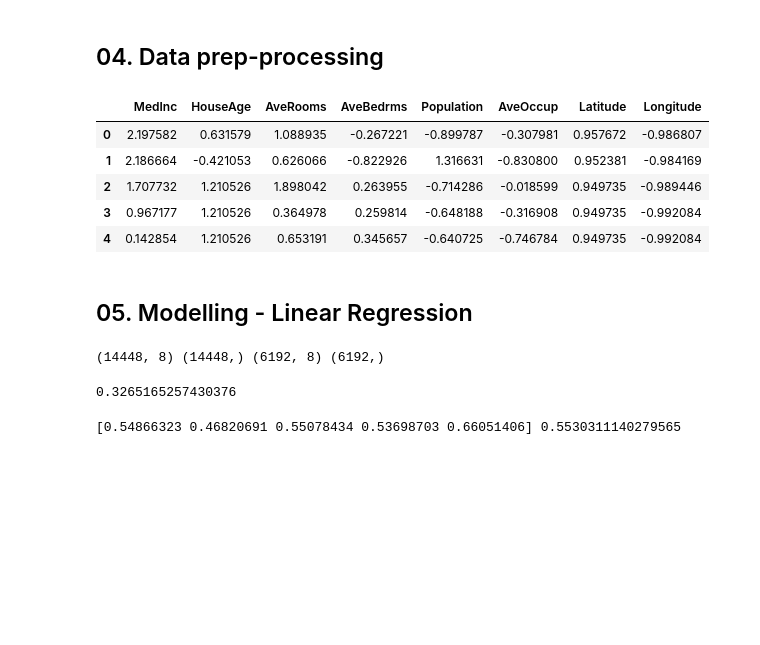
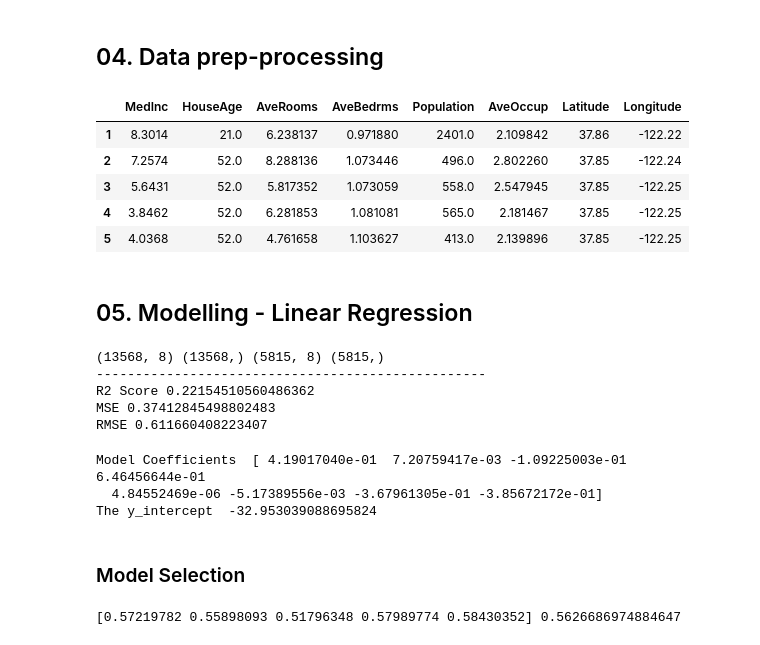
Before and after one commit to okothchristopher/machine-learning-projects, a Jupyter notebook: 02. Week 2 Regression Project/Regression Project 2/Carlifonia House Price Regression Analysis.ipynb, the cells around one changed output. Cells and saved outputs as stored; diff of their text form; code cells hidden in the pictures; blank space fills up the shorter version.

```diff
--- a/02. Week 2 Regression Project/Regression Project 2/Carlifonia House Price Regression Analysis.ipynb
+++ b/02. Week 2 Regression Project/Regression Project 2/Carlifonia House Price Regression Analysis.ipynb
@@ -72,3 +74,9 @@ df.hist(figsize=(20,10),bins=20)
 plt.subplots_adjust(hspace=0.5,wspace=0.5)
 # %% [output]
 [figure]
+# %%
+# delete all rows with price = 5
+df = df[df['price'] <=4.5]
+## distribution of the data
+df.hist(figsize=(20,10),bins=20)
+plt.subplots_adjust(hspace=0.5,wspace=0.5)
@@ -146,38 +156,60 @@ Text(0.5, 1.0, 'Median Price of a house depending on the spartial location')
 # %% [markdown]
 ## 04. Data prep-processing
 # %%
-# Scale the data
-scaler = RobustScaler()
-X = scaler.fit_transform(df.drop(['price'],axis=1))
+# # Scale the data
+# scaler = StandardScaler()
+# X = scaler.fit_transform(df.drop(['price'],axis=1))
+X=df.drop(['price'],axis=1)
 X = pd.DataFrame(X,columns=df.drop(['price'],axis=1).columns)
 X.head()
 # %% [output]
 |  | MedInc | HouseAge | AveRooms | AveBedrms | Population | AveOccup | Latitude | Longitude |
-| 0 | 2.197582 | 0.631579 | 1.088935 | -0.267221 | -0.899787 | -0.307981 | 0.957672 | -0.986807 |
-| 1 | 2.186664 | -0.421053 | 0.626066 | -0.822926 | 1.316631 | -0.830800 | 0.952381 | -0.984169 |
-| 2 | 1.707732 | 1.210526 | 1.898042 | 0.263955 | -0.714286 | -0.018599 | 0.949735 | -0.989446 |
-| 3 | 0.967177 | 1.210526 | 0.364978 | 0.259814 | -0.648188 | -0.316908 | 0.949735 | -0.992084 |
-| 4 | 0.142854 | 1.210526 | 0.653191 | 0.345657 | -0.640725 | -0.746784 | 0.949735 | -0.992084 |
+| 1 | 8.3014 | 21.0 | 6.238137 | 0.971880 | 2401.0 | 2.109842 | 37.86 | -122.22 |
+| 2 | 7.2574 | 52.0 | 8.288136 | 1.073446 | 496.0 | 2.802260 | 37.85 | -122.24 |
+| 3 | 5.6431 | 52.0 | 5.817352 | 1.073059 | 558.0 | 2.547945 | 37.85 | -122.25 |
+| 4 | 3.8462 | 52.0 | 6.281853 | 1.081081 | 565.0 | 2.181467 | 37.85 | -122.25 |
+| 5 | 4.0368 | 52.0 | 4.761658 | 1.103627 | 413.0 | 2.139896 | 37.85 | -122.25 |
 # %% [markdown]
 ## 05. Modelling - Linear Regression
 # %%
 ## Split the Data in Training and Testing Categorite - Train Test Split
 y = df.price
-x_train,x_test,y_train,y_test = train_test_split(X,y,random_state=48,test_size=.3)
+x_train,x_test,y_train,y_test = train_test_split(X,y,random_state=57,test_size=.3)
 print(x_train.shape,y_train.shape,x_test.shape,y_test.shape)
 
 ## Define Linear Reg Model
 reg_model= LinearRegression()
 reg_model.fit(x_train,y_train)
+
 y_pred = reg_model.predict(x_test)
-r2_score(y_pred,y_test)
+print(("-")*50)
+print("R2 Score",r2_score(y_pred,y_test))
 ## Metric - the variability in the y variable that is explained by the model - the higher the better. The closer to 1 the better 100%
+print("MSE",(mean_squared_error(y_pred,y_test)))
+print("RMSE",math.sqrt(mean_squared_error(y_pred,y_test)))
 # %% [output]
-(14448, 8) (14448,) (6192, 8) (6192,)
+(13568, 8) (13568,) (5815, 8) (5815,)
+--------------------------------------------------
+R2 Score 0.22154510560486362
+MSE 0.37412845498802483
+RMSE 0.611660408223407
-0.3265165257430376
+# %%
+## we can also get the model coefficients
+print("Model Coefficients ", reg_model.coef_)
+print("The y_intercept ",reg_model.intercept_)
+# %% [output]
+Model Coefficients  [ 4.19017040e-01  7.20759417e-03 -1.09225003e-01  6.46456644e-01
+  4.84552469e-06 -5.17389556e-03 -3.67961305e-01 -3.85672172e-01]
+The y_intercept  -32.953039088695824
+# %% [markdown]
+### Model Selection
 # %%
 ## Cross validated Modelling
-scores = cross_val_score(LinearRegression(),X,y,cv=5,scoring='r2')
+scores = cross_val_score(LinearRegression(),
+                        x_train,y_train,
+                        cv=5,
+                        scoring='r2')
+
 print(scores,scores.mean())
 # %% [output]
-[0.54866323 0.46820691 0.55078434 0.53698703 0.66051406] 0.5530311140279565
+[0.57219782 0.55898093 0.51796348 0.57989774 0.58430352] 0.5626686974884647
```
Also changed, not shown: parts of 25 cells of this notebook, 27 other files.
